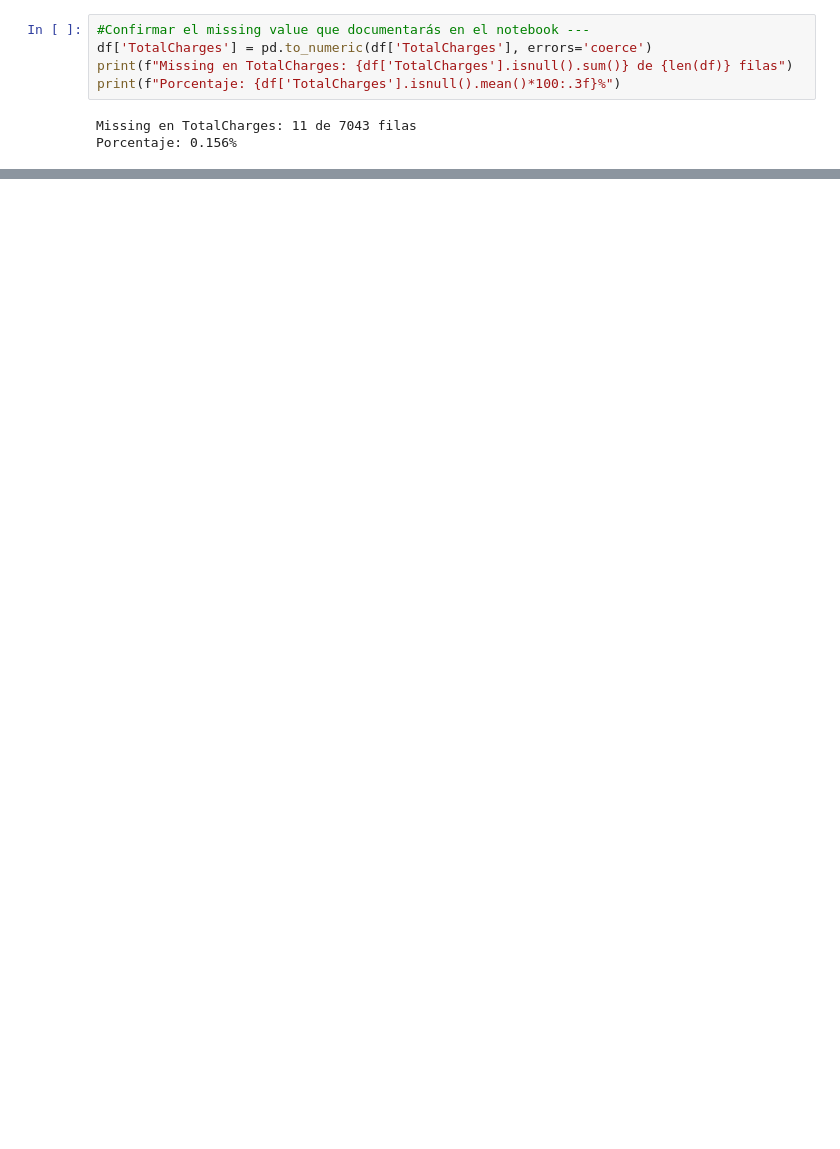
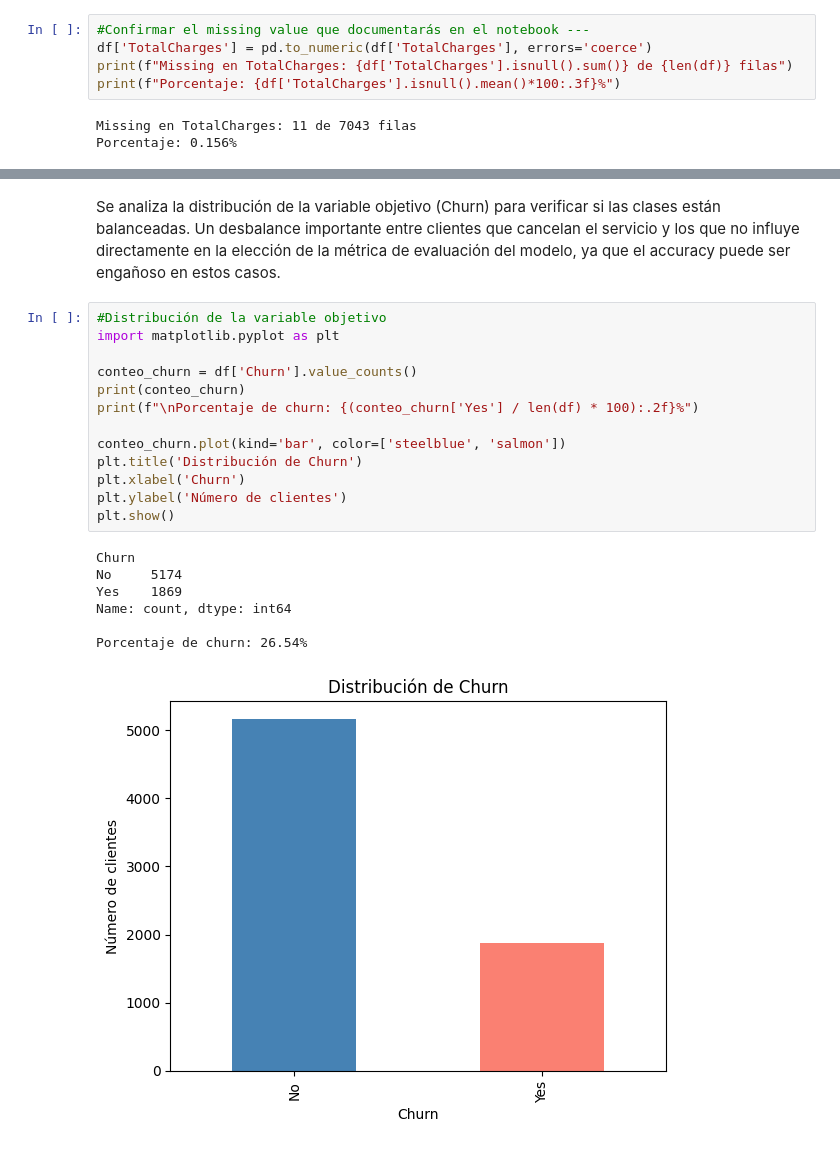
Before and after one commit to deisyrestrepoo/Prediccion-Churn-Clientes-Telco-Customer-Churn, a Jupyter notebook: fase-1/notebook.ipynb, the cells around one changed output, grey strips where cells are left out. Drawn from its saved outputs; the diff is of its cells as text; blank space fills up the shorter version.

```diff
--- a/fase-1/notebook.ipynb
+++ b/fase-1/notebook.ipynb
@@ -107,0 +248,26 @@ Porcentaje: 0.156%
+# %% [markdown]
+Se analiza la distribución de la variable objetivo (Churn) para verificar si las clases
+están balanceadas. Un desbalance importante entre clientes que cancelan el
+servicio y los que no influye directamente en la elección de la métrica de
+evaluación del modelo, ya que el accuracy puede ser engañoso en estos casos.
+# %%
+#Distribución de la variable objetivo
+import matplotlib.pyplot as plt
+
+conteo_churn = df['Churn'].value_counts()
+print(conteo_churn)
+print(f"\nPorcentaje de churn: {(conteo_churn['Yes'] / len(df) * 100):.2f}%")
+
+conteo_churn.plot(kind='bar', color=['steelblue', 'salmon'])
+plt.title('Distribución de Churn')
+plt.xlabel('Churn')
+plt.ylabel('Número de clientes')
+plt.show()
+# %% [output]
+Churn
+No     5174
+Yes    1869
+Name: count, dtype: int64
+
+Porcentaje de churn: 26.54%
+[figure, added]
```
Also changed, not shown: parts of 41 cells of this notebook.
